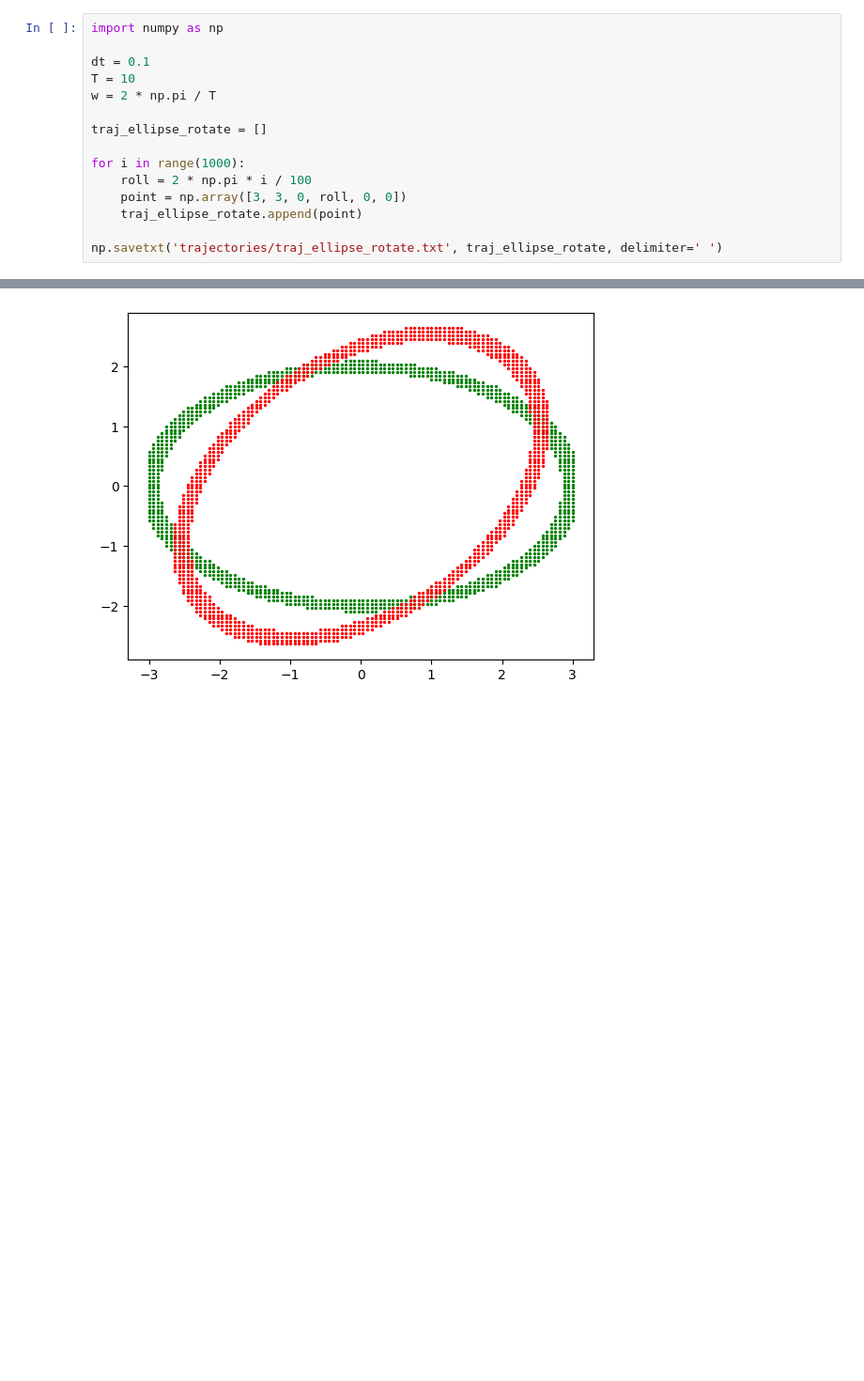
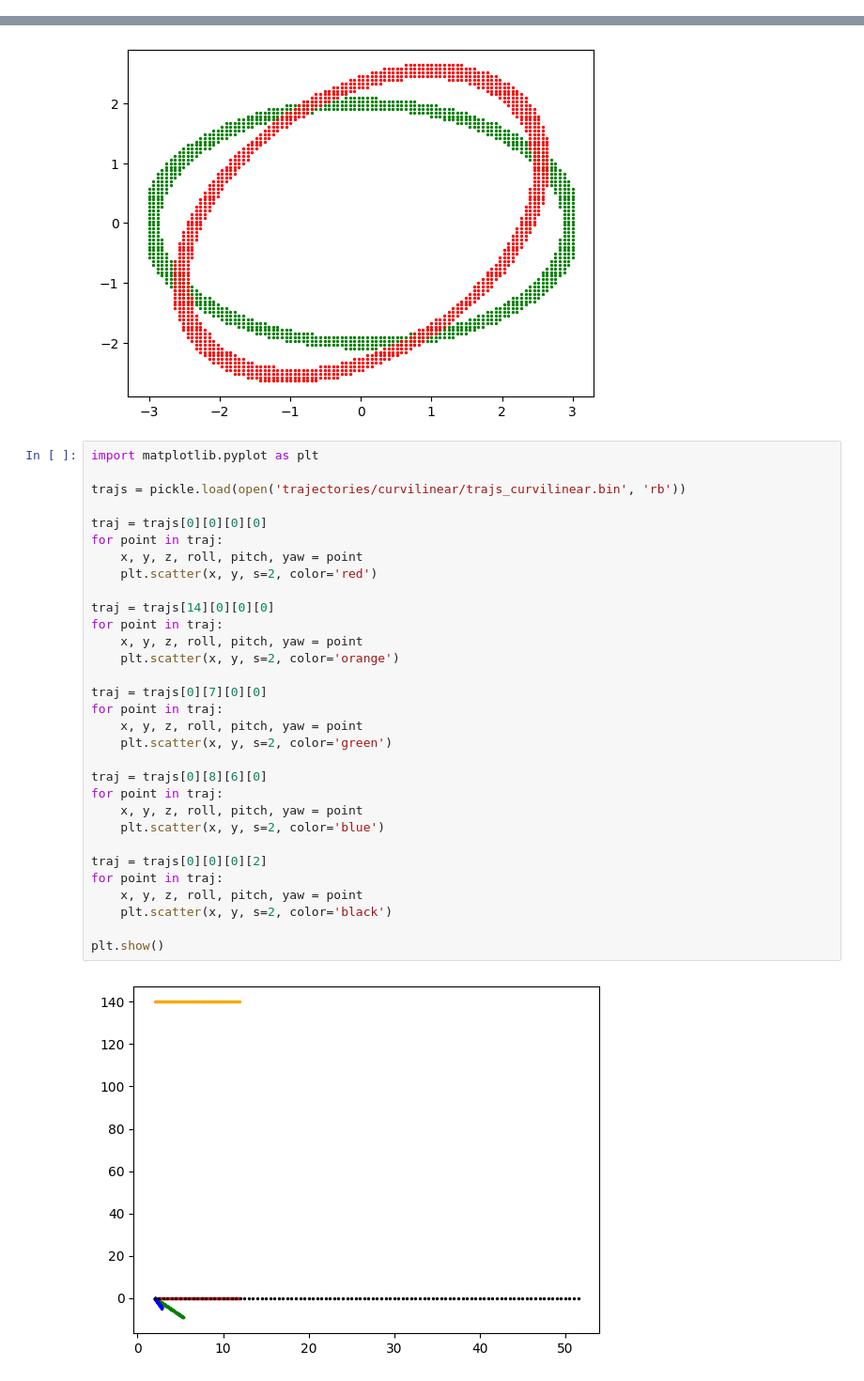
Before and after one commit to aaboiko/buoy_sonar_python, a Jupyter notebook: utils.ipynb, the cells around one changed output, grey strips where cells are left out. Shown at 94% size. Saved outputs shown, nothing was run; the diff lists cells and outputs as text; blank space fills up the shorter version.

```diff
--- a/utils.ipynb
+++ b/utils.ipynb
@@ -33,18 +33,3 @@ for i in range(1000):
     traj_linear_right_down_diag.append(np.array([x, y, z]))
 
 np.savetxt('trajectories/traj_linear_right_down_diag.txt', traj_linear_right_down_diag, delimiter=' ')
-# %%
-import numpy as np
-
-dt = 0.1
-T = 10
-w = 2 * np.pi / T
-
-traj_ellipse_rotate = []
-
-for i in range(1000):
-    roll = 2 * np.pi * i / 100
-    point = np.array([3, 3, 0, roll, 0, 0])
-    traj_ellipse_rotate.append(point)
-
-np.savetxt('trajectories/traj_ellipse_rotate.txt', traj_ellipse_rotate, delimiter=' ')
@@ -119,3 +216,36 @@ for i in np.linspace(-3, 3, 100):
 plt.show()
 # %% [output]
 [figure]
+# %%
+import matplotlib.pyplot as plt
+
+trajs = pickle.load(open('trajectories/curvilinear/trajs_curvilinear.bin', 'rb'))
+
+traj = trajs[0][0][0][0]
+for point in traj:
+    x, y, z, roll, pitch, yaw = point
+    plt.scatter(x, y, s=2, color='red')
+
+traj = trajs[14][0][0][0]
+for point in traj:
+    x, y, z, roll, pitch, yaw = point
+    plt.scatter(x, y, s=2, color='orange')
+
+traj = trajs[0][7][0][0]
+for point in traj:
+    x, y, z, roll, pitch, yaw = point
+    plt.scatter(x, y, s=2, color='green')
+
+traj = trajs[0][8][6][0]
+for point in traj:
+    x, y, z, roll, pitch, yaw = point
+    plt.scatter(x, y, s=2, color='blue')
+
+traj = trajs[0][0][0][2]
+for point in traj:
+    x, y, z, roll, pitch, yaw = point
+    plt.scatter(x, y, s=2, color='black')
+
+plt.show()
+# %% [output]
+[figure, added]
```
Also changed, not shown: parts of 2 cells of this notebook, 6 other files.
